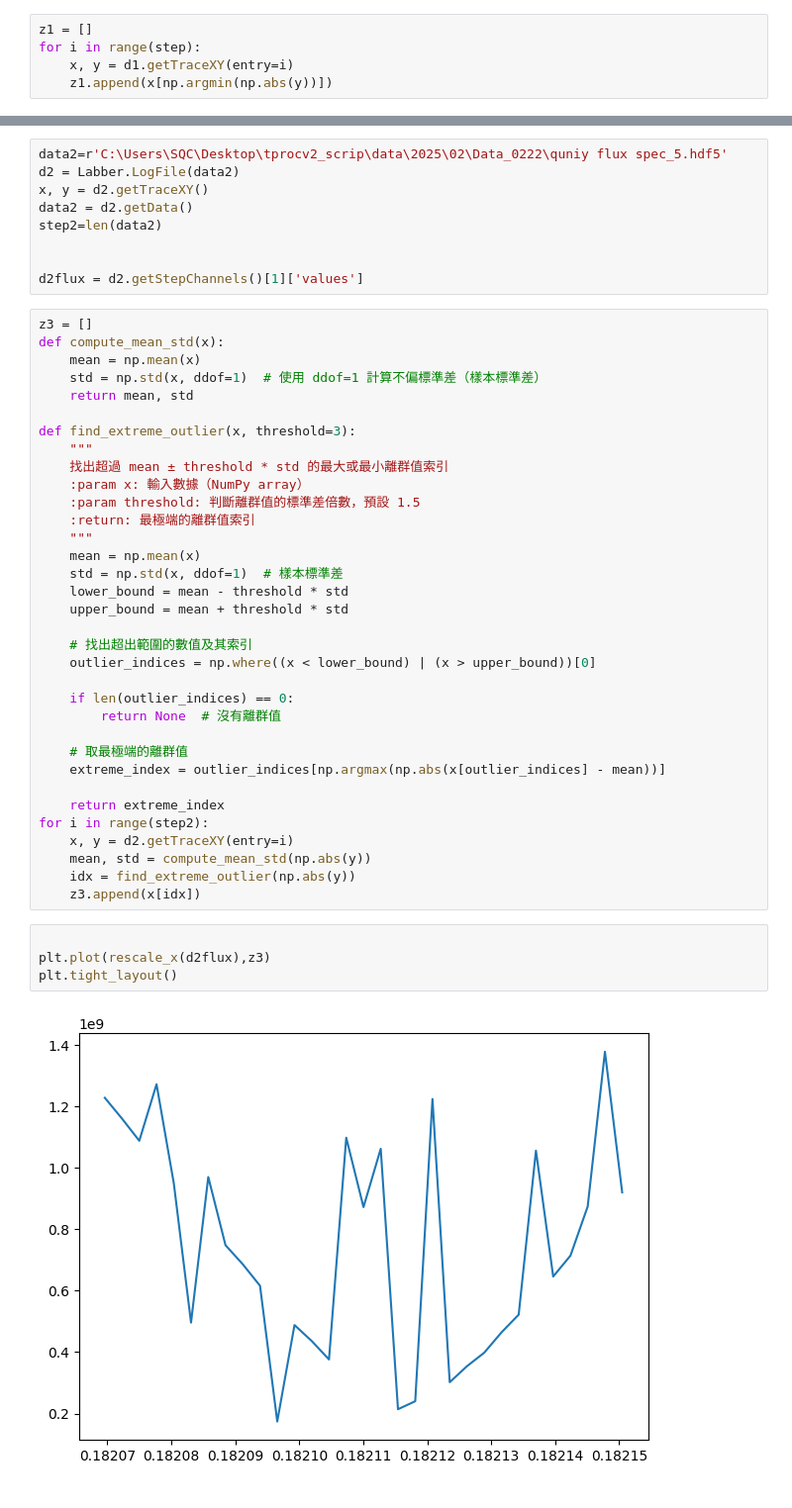
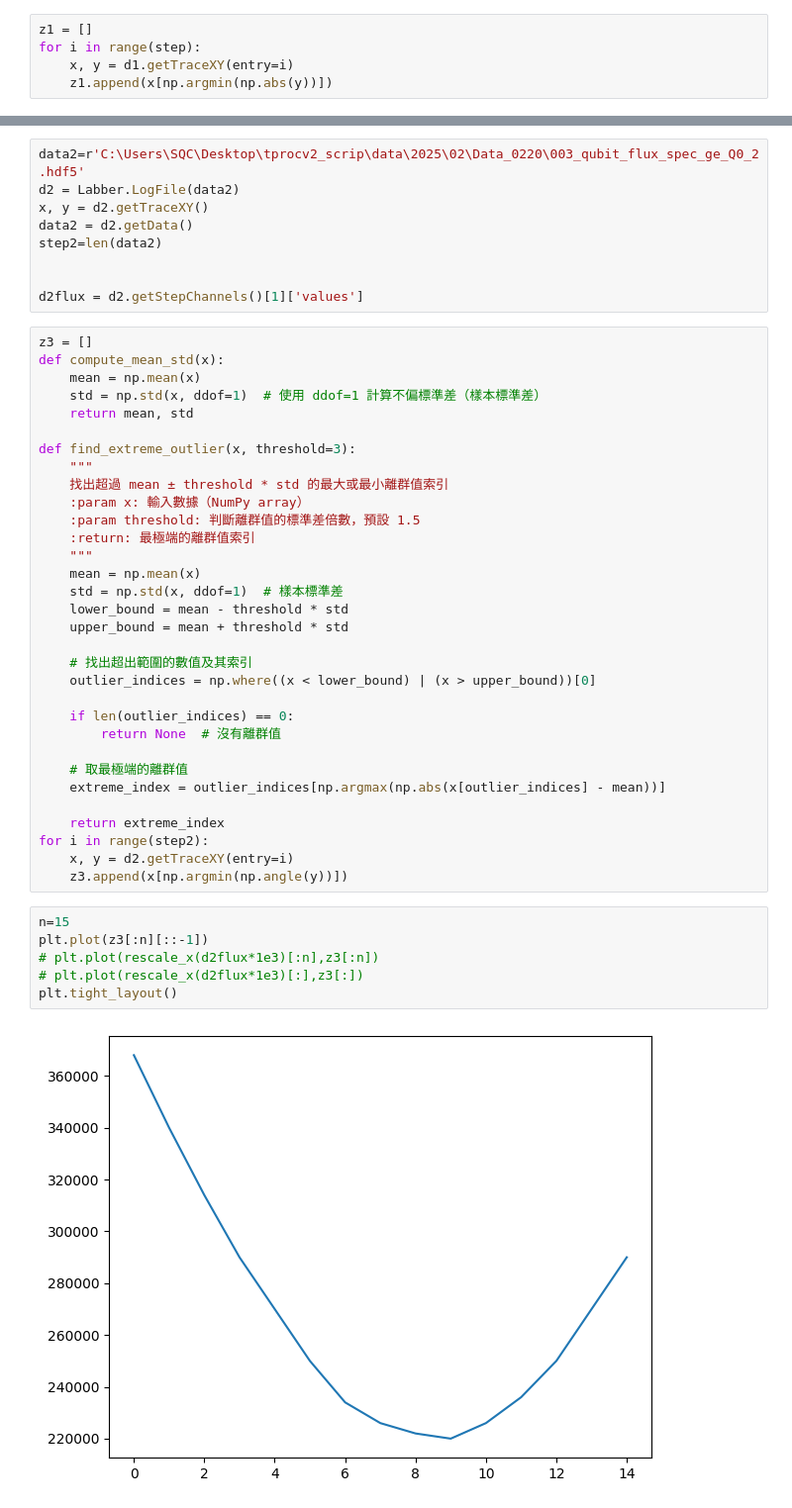
Before and after one commit to JayChien04717/tprocv2_guidemo, a Jupyter notebook: csutscrip/data.ipynb, the cells around one changed output, grey strips where cells are left out. Shown at 99% size. Drawn from its saved outputs; the diff is of its cells as text.

```diff
--- a/csutscrip/data.ipynb
+++ b/csutscrip/data.ipynb
@@ -53,5 +53,5 @@ plt.tight_layout()
 # %%
-data2=r'C:\Users\SQC\Desktop\tprocv2_scrip\data\2025\02\Data_0222\quniy flux spec_5.hdf5'
+data2=r'C:\Users\SQC\Desktop\tprocv2_scrip\data\2025\02\Data_0220\003_qubit_flux_spec_ge_Q0_2.hdf5'
 d2 = Labber.LogFile(data2)
 x, y = d2.getTraceXY()
 data2 = d2.getData()
@@ -90,12 +90,12 @@ def find_extreme_outlier(x, threshold=3):
     return extreme_index
 for i in range(step2):
     x, y = d2.getTraceXY(entry=i)
-    mean, std = compute_mean_std(np.abs(y))
-    idx = find_extreme_outlier(np.abs(y))
-    z3.append(x[idx])
+    z3.append(x[np.argmin(np.angle(y))])
 # %%
-
-plt.plot(rescale_x(d2flux),z3)
+n=15
+plt.plot(z3[:n][::-1])
+# plt.plot(rescale_x(d2flux*1e3)[:n],z3[:n])
+# plt.plot(rescale_x(d2flux*1e3)[:],z3[:])
 plt.tight_layout()
 # %% [output]
-[figure, old version]
+[figure, new version]
```
Also changed, not shown: parts of 4 cells of this notebook, 14 other files.
